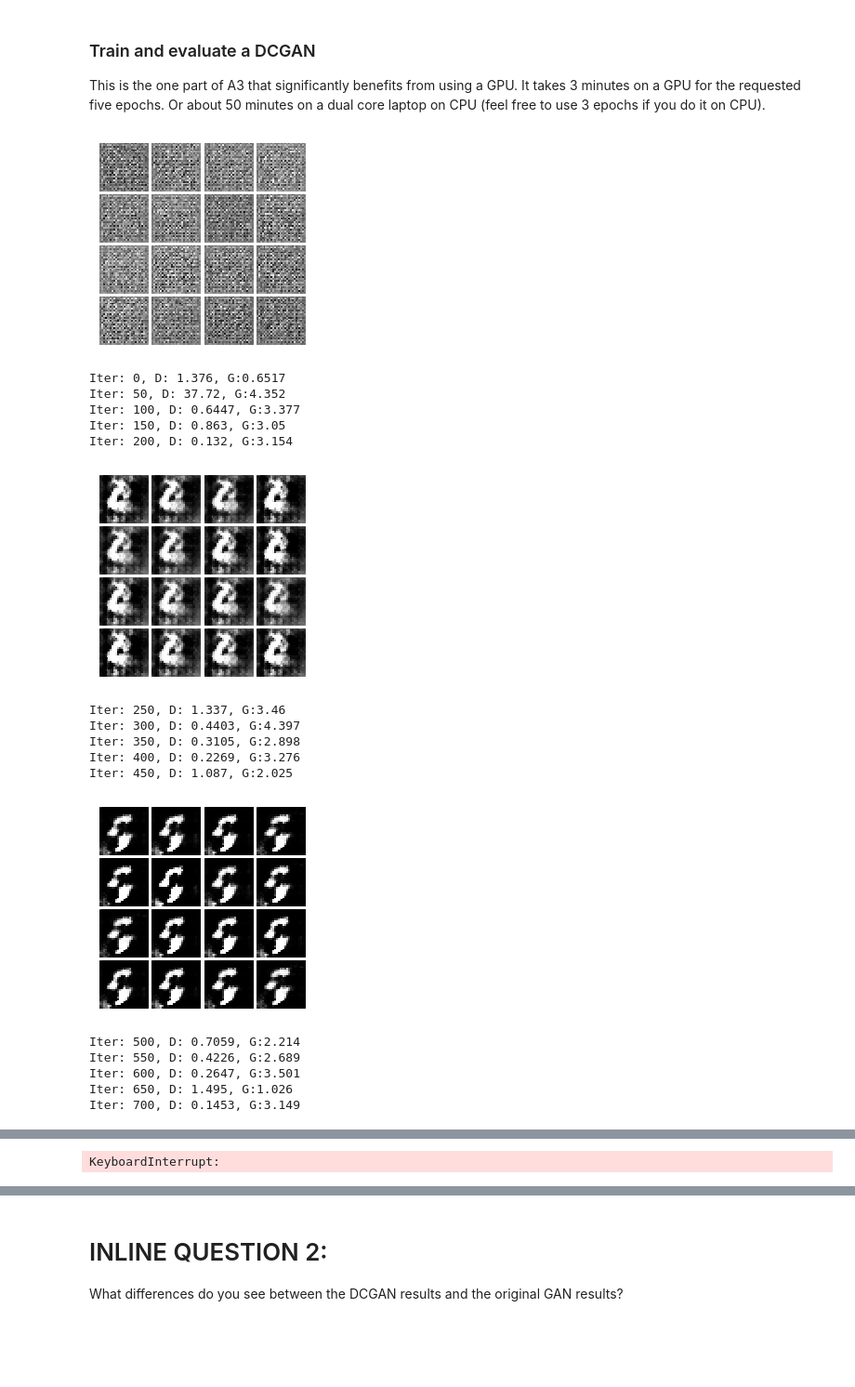
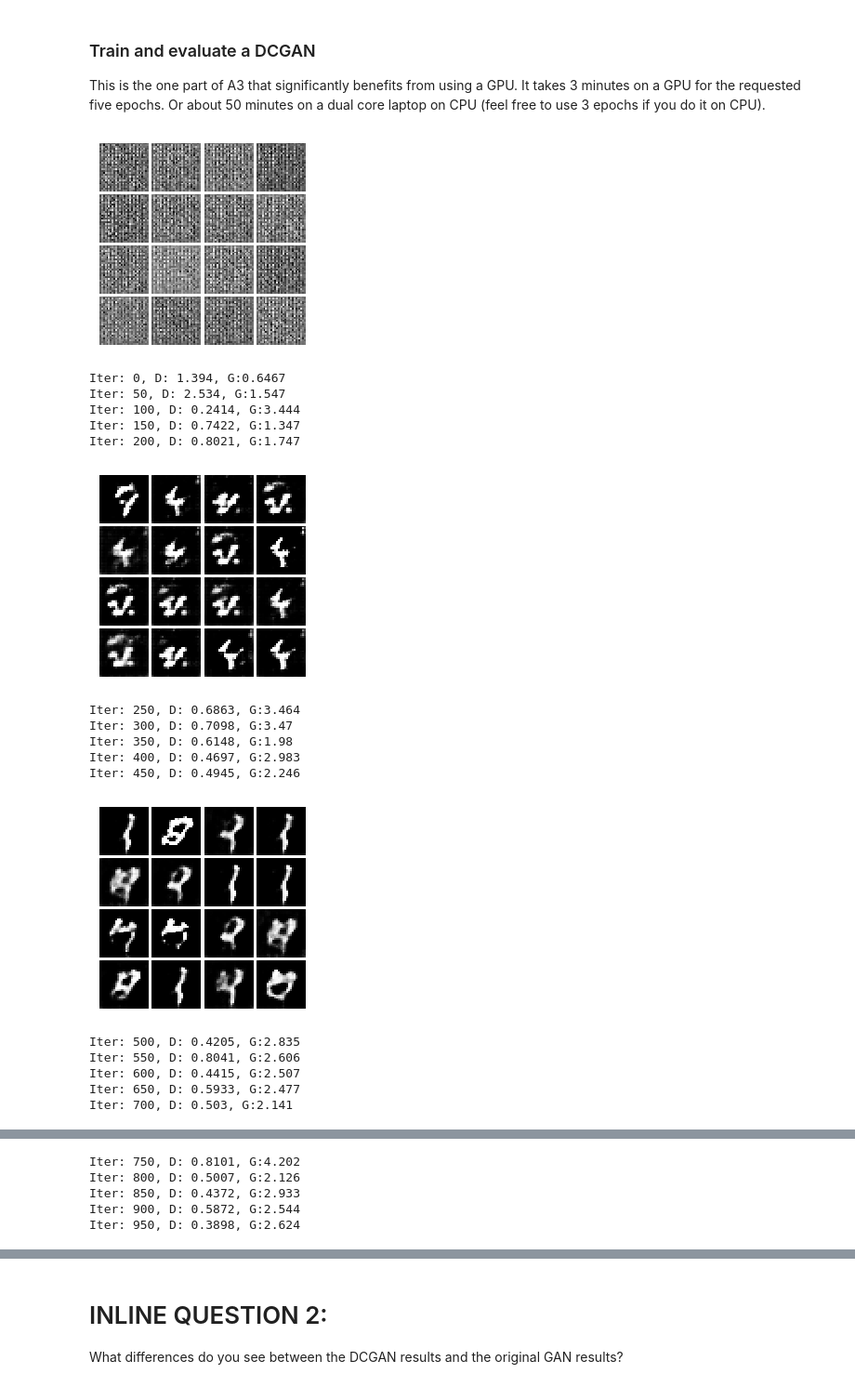
Before and after one commit to divyanshj16/cs231n, a Jupyter notebook: assignment3/GANs-TensorFlow.ipynb, the cells around one changed output, grey strips where cells are left out. Shown at 93% size. Saved outputs shown, nothing was run; the diff lists cells and outputs as text; code cells hidden in the pictures; blank space fills up the shorter version.

Commit message:
complete DCGAN training

```diff
--- a/assignment3/GANs-TensorFlow.ipynb
+++ b/assignment3/GANs-TensorFlow.ipynb
@@ -667,23 +668,23 @@ This is the one part of A3 that significantly benefits from using a GPU. It take
 # %%
 with get_session() as sess:
     sess.run(tf.global_variables_initializer())
-    run_a_gan(sess,G_train_step,G_loss,D_train_step,D_loss,G_extra_step,D_extra_step,num_epoch=5)
+    run_a_gan(sess,G_train_step,G_loss,D_train_step,D_loss,G_extra_step,D_extra_step,num_epoch=20)
 # %% [output]
-[figure, old version]
+[figure, new version]
-Iter: 0, D: 1.376, G:0.6517
-Iter: 50, D: 37.72, G:4.352
-Iter: 100, D: 0.6447, G:3.377
-Iter: 150, D: 0.863, G:3.05
-Iter: 200, D: 0.132, G:3.154
+Iter: 0, D: 1.394, G:0.6467
+Iter: 50, D: 2.534, G:1.547
+Iter: 100, D: 0.2414, G:3.444
+Iter: 150, D: 0.7422, G:1.347
+Iter: 200, D: 0.8021, G:1.747
-[figure, old version]
+[figure, new version]
-Iter: 250, D: 1.337, G:3.46
-Iter: 300, D: 0.4403, G:4.397
-Iter: 350, D: 0.3105, G:2.898
-Iter: 400, D: 0.2269, G:3.276
-Iter: 450, D: 1.087, G:2.025
+Iter: 250, D: 0.6863, G:3.464
+Iter: 300, D: 0.7098, G:3.47
+Iter: 350, D: 0.6148, G:1.98
+Iter: 400, D: 0.4697, G:2.983
+Iter: 450, D: 0.4945, G:2.246
-[figure, old version]
+[figure, new version]
-Iter: 500, D: 0.7059, G:2.214
-Iter: 550, D: 0.4226, G:2.689
-Iter: 600, D: 0.2647, G:3.501
-Iter: 650, D: 1.495, G:1.026
-Iter: 700, D: 0.1453, G:3.149
+Iter: 500, D: 0.4205, G:2.835
+Iter: 550, D: 0.8041, G:2.606
+Iter: 600, D: 0.4415, G:2.507
+Iter: 650, D: 0.5933, G:2.477
+Iter: 700, D: 0.503, G:2.141
@@ -690 +692,5 @@ Iter: 700, D: 0.1453, G:3.149
-KeyboardInterrupt:
+Iter: 750, D: 0.8101, G:4.202
+Iter: 800, D: 0.5007, G:2.126
+Iter: 850, D: 0.4372, G:2.933
+Iter: 900, D: 0.5872, G:2.544
+Iter: 950, D: 0.3898, G:2.624
```
Also changed, not shown: parts of 3 cells of this notebook.
